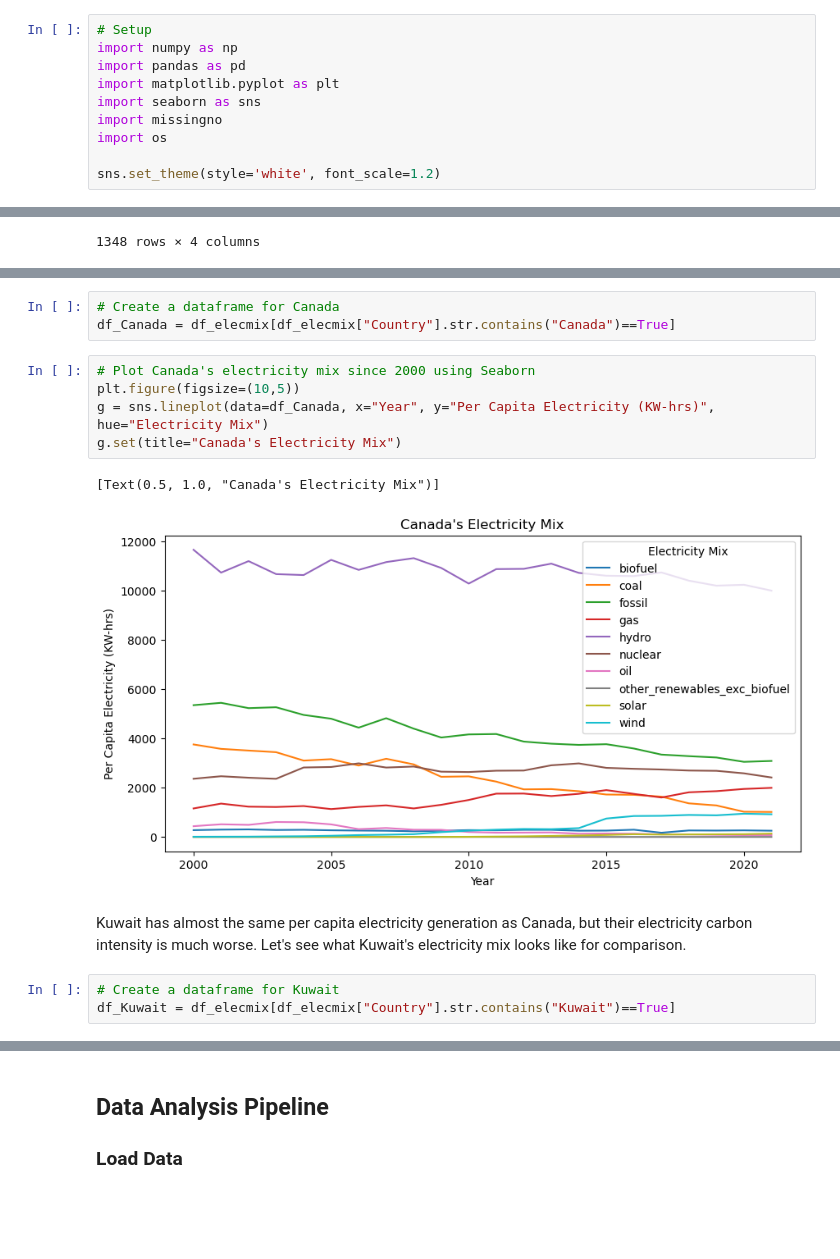
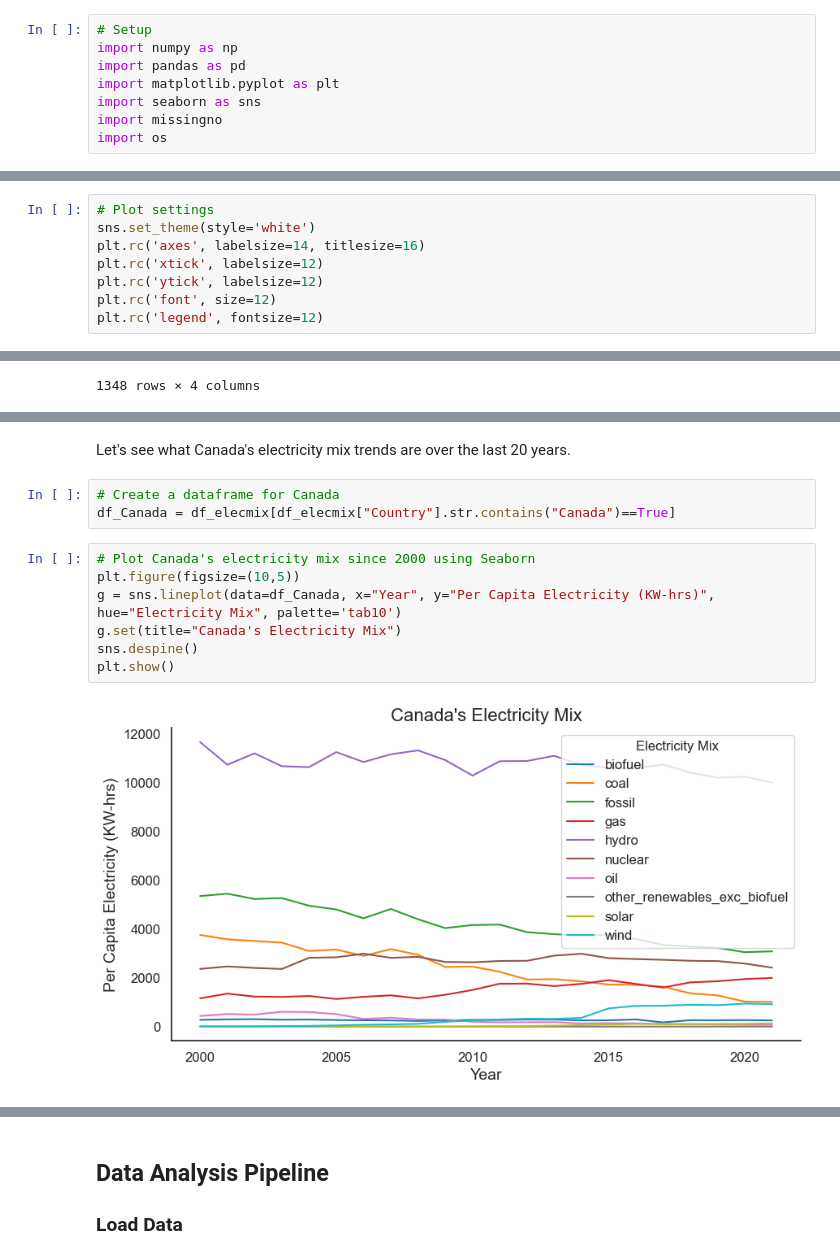
Before and after one commit to ubco-W2022T1-cosc301/project-group02, a Jupyter notebook: notebooks/analysis1.ipynb, the cells around one changed output, grey strips where cells are left out. Cells and saved outputs as stored; diff of their text form; blank space fills up the shorter version.

```diff
--- a/notebooks/analysis1.ipynb
+++ b/notebooks/analysis1.ipynb
@@ -12,8 +12,6 @@ import matplotlib.pyplot as plt
 import seaborn as sns
 import missingno
 import os
-
-sns.set_theme(style='white', font_scale=1.2)
 # %% [markdown]
 ## Load data
 # %%
@@ -124,6 +122,14 @@ codebook.loc[codebook["column"].str.contains("elec")]
 Now we can see all columns that contain the string'elec'. Most columns relate to different forms of electricity generation. Electricity demand and electricity generation columns are all encompassing.<br>
 #### Step 2.1
 First, let's look at global energy trends.
+# %%
+# Plot settings
+sns.set_theme(style='white')
+plt.rc('axes', labelsize=14, titlesize=16)
+plt.rc('xtick', labelsize=12)
+plt.rc('ytick', labelsize=12)
+plt.rc('font', size=12)
+plt.rc('legend', fontsize=12)
 # %%
 ### create dataframe to compare global electricty vs primary energy
 df_energy = df[["year", "country", "population", "electricity_demand", "electricity_generation", "per_capita_electricity", "primary_energy_consumption", "energy_per_capita"]]
@@ -377,16 +432,14 @@ Cool, we've got the dataset formatted. Let's try a plot using Seaborn to visuali
+# %% [markdown]
+Let's see what Canada's electricity mix trends are over the last 20 years.
 # %%
 # Create a dataframe for Canada
 df_Canada = df_elecmix[df_elecmix["Country"].str.contains("Canada")==True]
 # %%
 # Plot Canada's electricity mix since 2000 using Seaborn
 plt.figure(figsize=(10,5))
-g = sns.lineplot(data=df_Canada, x="Year", y="Per Capita Electricity (KW-hrs)", hue="Electricity Mix")
+g = sns.lineplot(data=df_Canada, x="Year", y="Per Capita Electricity (KW-hrs)", hue="Electricity Mix", palette='tab10')
 g.set(title="Canada's Electricity Mix")
+sns.despine()
+plt.show()
 # %% [output]
-[Text(0.5, 1.0, "Canada's Electricity Mix")]
-[figure, old version]
+[figure, new version]
-# %% [markdown]
-Kuwait has almost the same per capita electricity generation as Canada, but their electricity carbon intensity is much worse. Let's see what Kuwait's electricity mix looks like for comparison.
-# %%
-# Create a dataframe for Kuwait
-df_Kuwait = df_elecmix[df_elecmix["Country"].str.contains("Kuwait")==True]
```
Also changed, not shown: parts of 25 cells of this notebook, 1 other file.
